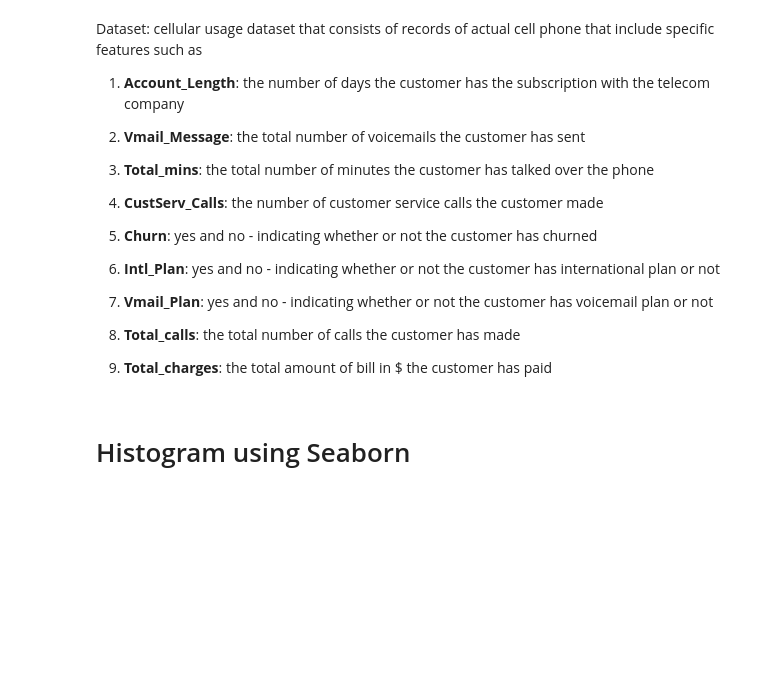
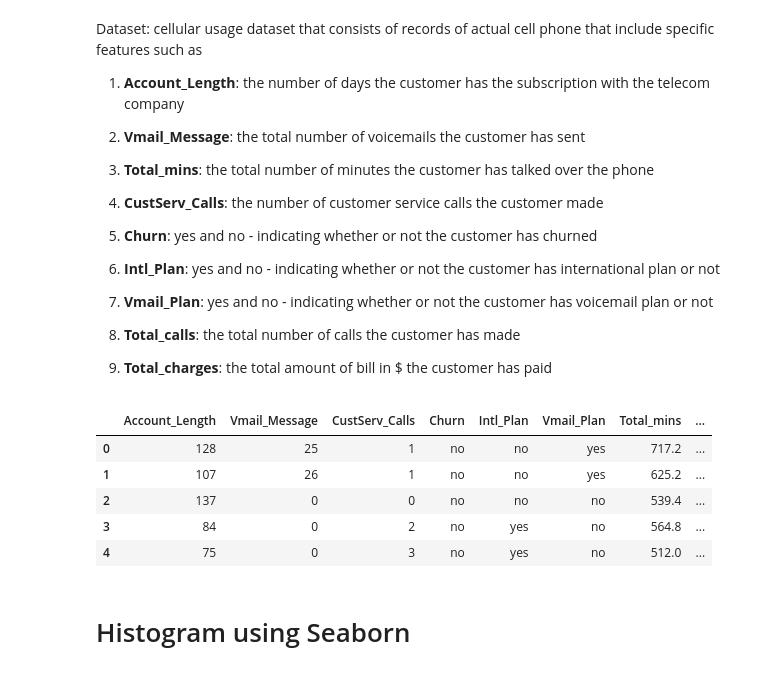
Before and after one commit to SKawsar/Data-Visualization-with-Python, a Jupyter notebook: Lecture_6.ipynb, the cells around one changed output. Cells and saved outputs as stored; diff of their text form; code cells hidden in the pictures; blank space fills up the shorter version.

```diff
--- a/Lecture_6.ipynb
+++ b/Lecture_6.ipynb
@@ -70,5 +70,16 @@ Dataset: cellular usage dataset that consists of records of actual cell phone th
 8. **Total_calls**: the total number of calls the customer has made
 
 9. **Total_charges**: the total amount of bill in $ the customer has paid
+# %%
+df = pd.read_csv("Telecom/telecom_data.csv")
+
+display(df.head())
+# %% [output]
+|  | Account_Length | Vmail_Message | CustServ_Calls | Churn | Intl_Plan | Vmail_Plan | Total_mins | ... |
+| 0 | 128 | 25 | 1 | no | no | yes | 717.2 | ... |
+| 1 | 107 | 26 | 1 | no | no | yes | 625.2 | ... |
+| 2 | 137 | 0 | 0 | no | no | no | 539.4 | ... |
+| 3 | 84 | 0 | 2 | no | yes | no | 564.8 | ... |
+| 4 | 75 | 0 | 3 | no | yes | no | 512.0 | ... |
 # %% [markdown]
 # Histogram using Seaborn
```
